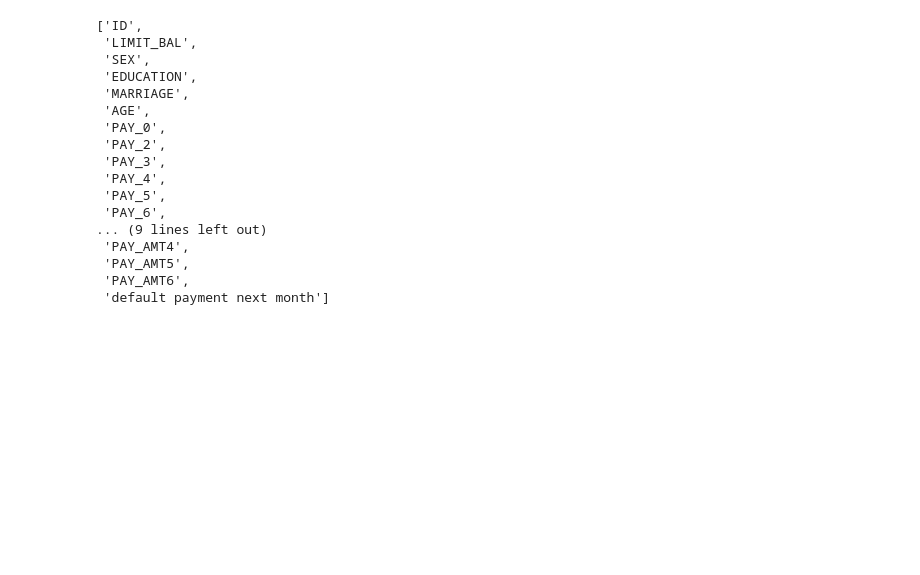
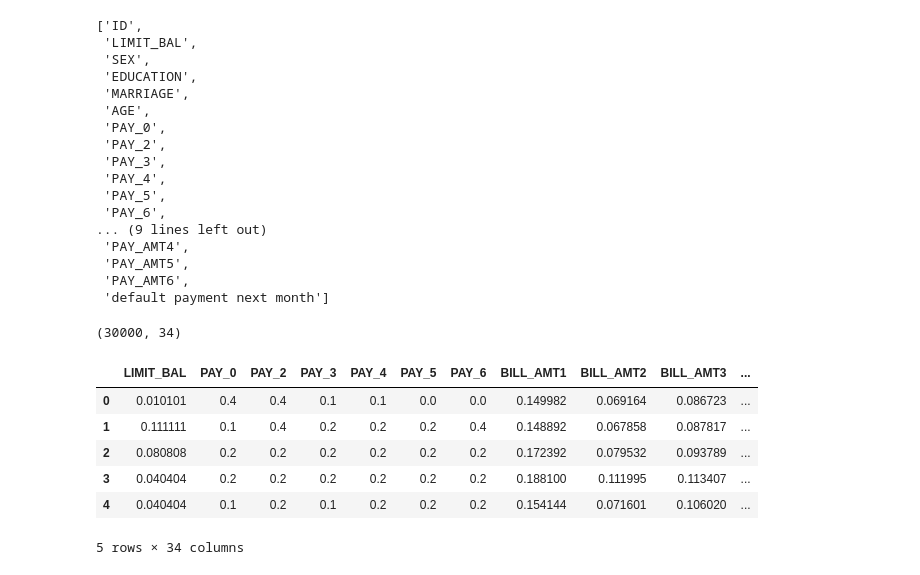
Before and after one commit to edimaudo/Python-projects, a Jupyter notebook: portfolio/credit_card/credit_card.ipynb, the cells around one changed output. Drawn from its saved outputs; the diff is of its cells as text; code cells hidden in the pictures; blank space fills up the shorter version.

```diff
--- a/portfolio/credit_card/credit_card.ipynb
+++ b/portfolio/credit_card/credit_card.ipynb
@@ -117,3 +117,19 @@ df.columns.tolist()
  'default payment next month']
 # %%
 df['default payment next month'].reset_index(drop=True, inplace=True)
+# %%
+#combine data
+df_new = pd.concat([scaled_df, df_cat2,df['default payment next month']], axis=1)
+df_new.shape
+# %% [output]
+(30000, 34)
+# %%
+df_new.head()
+# %% [output]
+|  | LIMIT_BAL | PAY_0 | PAY_2 | PAY_3 | PAY_4 | PAY_5 | PAY_6 | BILL_AMT1 | BILL_AMT2 | BILL_AMT3 | ... |
+| 0 | 0.010101 | 0.4 | 0.4 | 0.1 | 0.1 | 0.0 | 0.0 | 0.149982 | 0.069164 | 0.086723 | ... |
+| 1 | 0.111111 | 0.1 | 0.4 | 0.2 | 0.2 | 0.2 | 0.4 | 0.148892 | 0.067858 | 0.087817 | ... |
+| 2 | 0.080808 | 0.2 | 0.2 | 0.2 | 0.2 | 0.2 | 0.2 | 0.172392 | 0.079532 | 0.093789 | ... |
+| 3 | 0.040404 | 0.2 | 0.2 | 0.2 | 0.2 | 0.2 | 0.2 | 0.188100 | 0.111995 | 0.113407 | ... |
+| 4 | 0.040404 | 0.1 | 0.2 | 0.1 | 0.2 | 0.2 | 0.2 | 0.154144 | 0.071601 | 0.106020 | ... |
+5 rows × 34 columns
```
Also changed, not shown: parts of 13 cells of this notebook.
